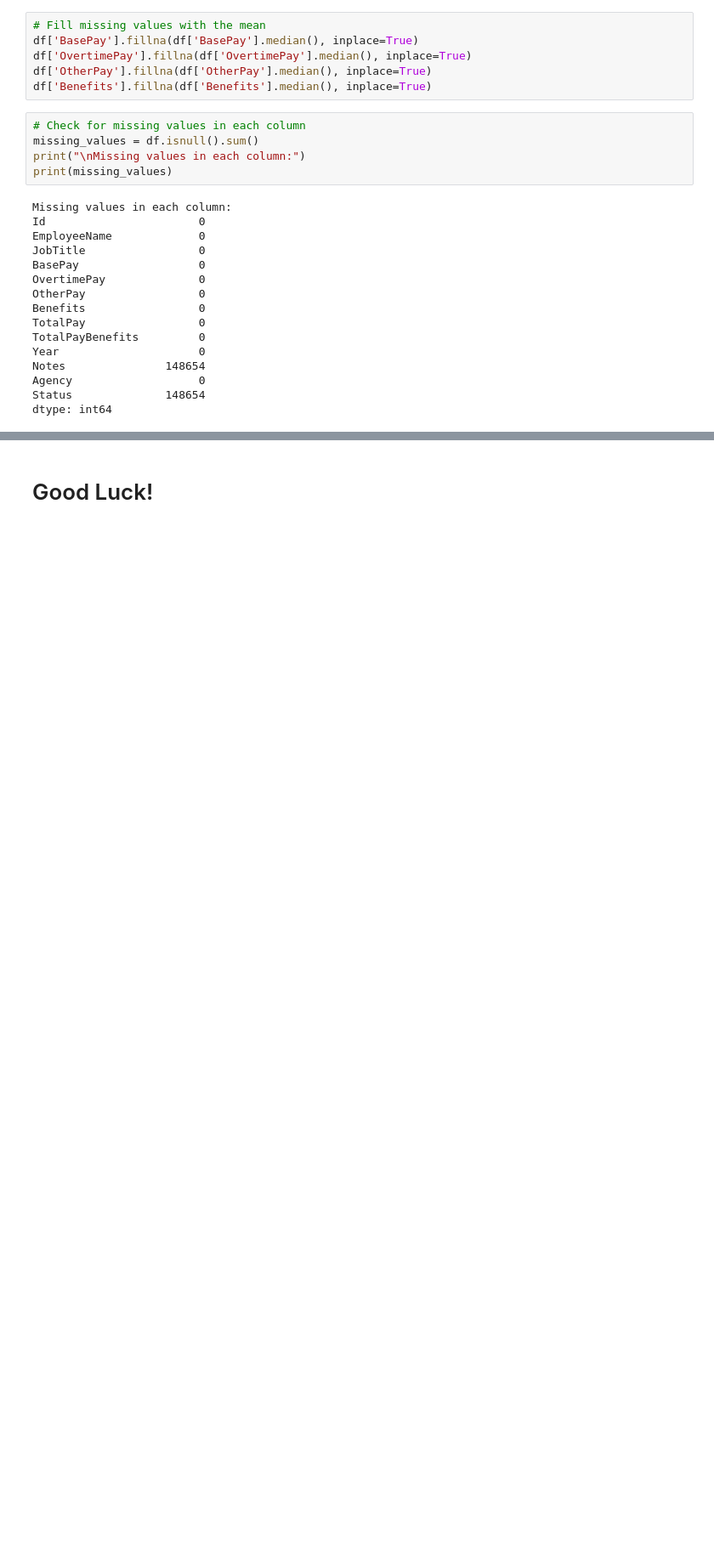
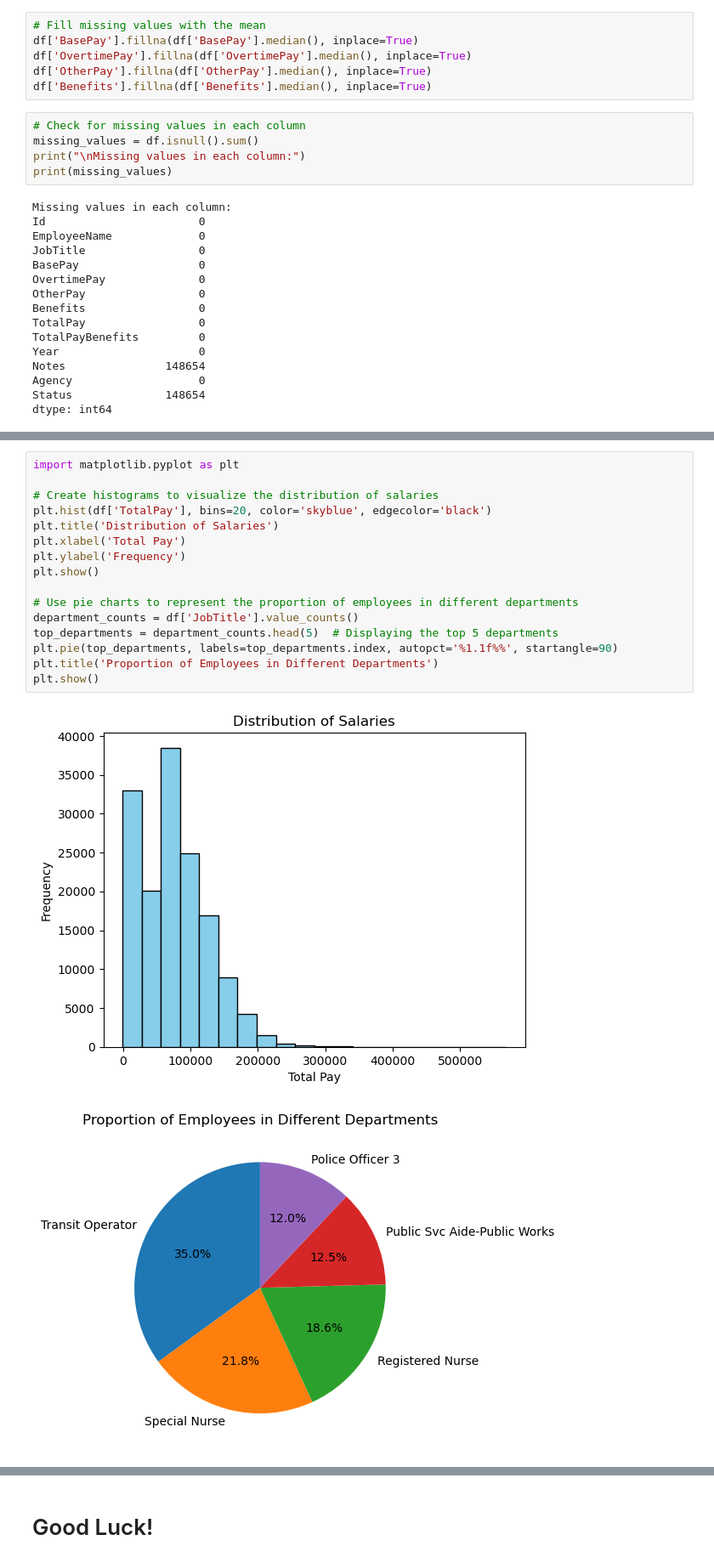
Before and after one commit to RamiRafee/ShAI_BootCamp, a Jupyter notebook: Task0/ShAI_BootCamp_Assignment.ipynb, the cells around one changed output, grey strips where cells are left out. Shown: that part at 85% size. Drawn from its saved outputs; the diff is of its cells as text; blank space fills up the shorter version.

```diff
--- a/Task0/ShAI_BootCamp_Assignment.ipynb
+++ b/Task0/ShAI_BootCamp_Assignment.ipynb
@@ -165,0 +168,19 @@ dtype: int64
+# %%
+import matplotlib.pyplot as plt
+
+# Create histograms to visualize the distribution of salaries
+plt.hist(df['TotalPay'], bins=20, color='skyblue', edgecolor='black')
+plt.title('Distribution of Salaries')
+plt.xlabel('Total Pay')
+plt.ylabel('Frequency')
+plt.show()
+
+# Use pie charts to represent the proportion of employees in different departments
+department_counts = df['JobTitle'].value_counts()
+top_departments = department_counts.head(5)  # Displaying the top 5 departments
+plt.pie(top_departments, labels=top_departments.index, autopct='%1.1f%%', startangle=90)
+plt.title('Proportion of Employees in Different Departments')
+plt.show()
+# %% [output]
+[figure, added]
+[figure, added]
```
Also changed, not shown: parts of 5 cells of this notebook.
